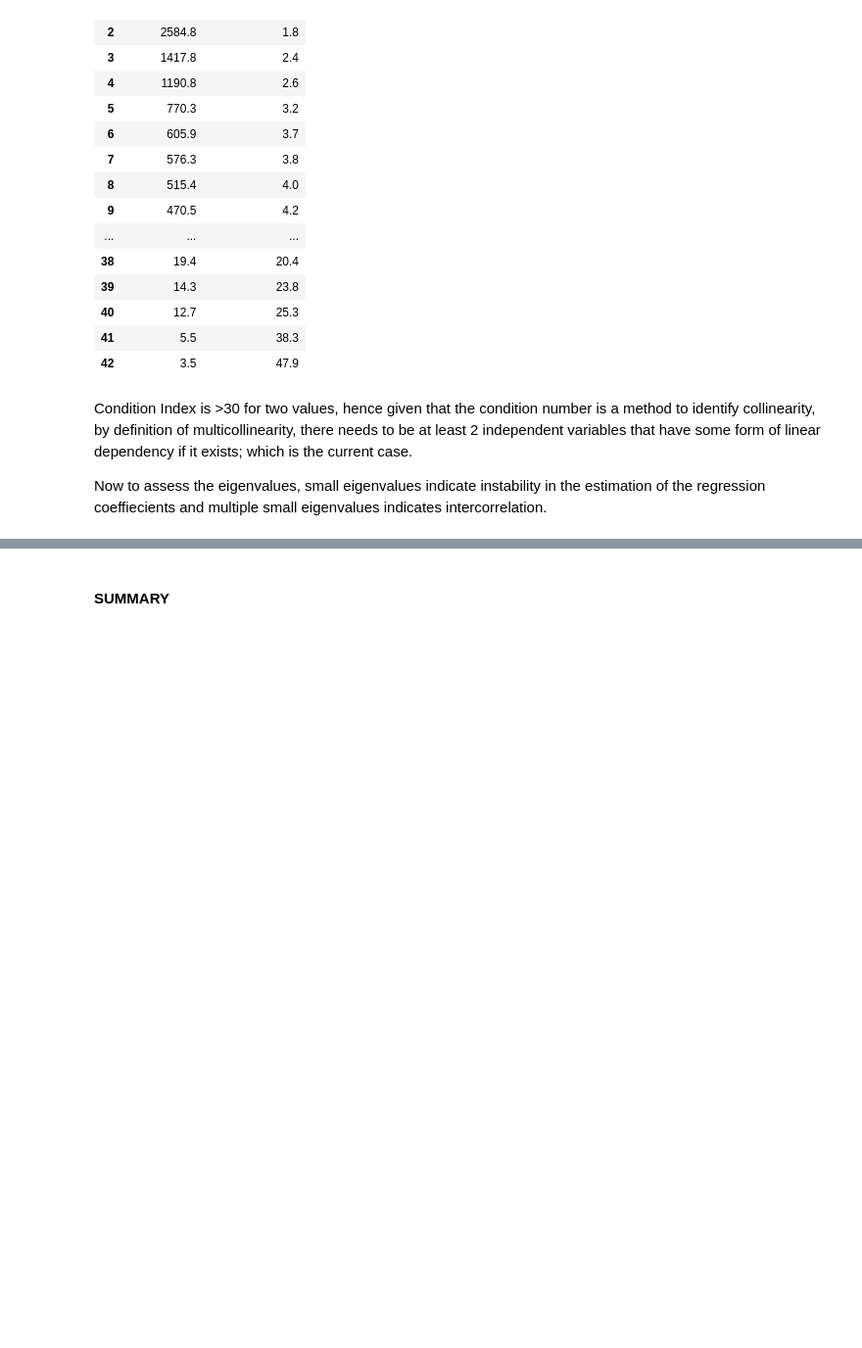
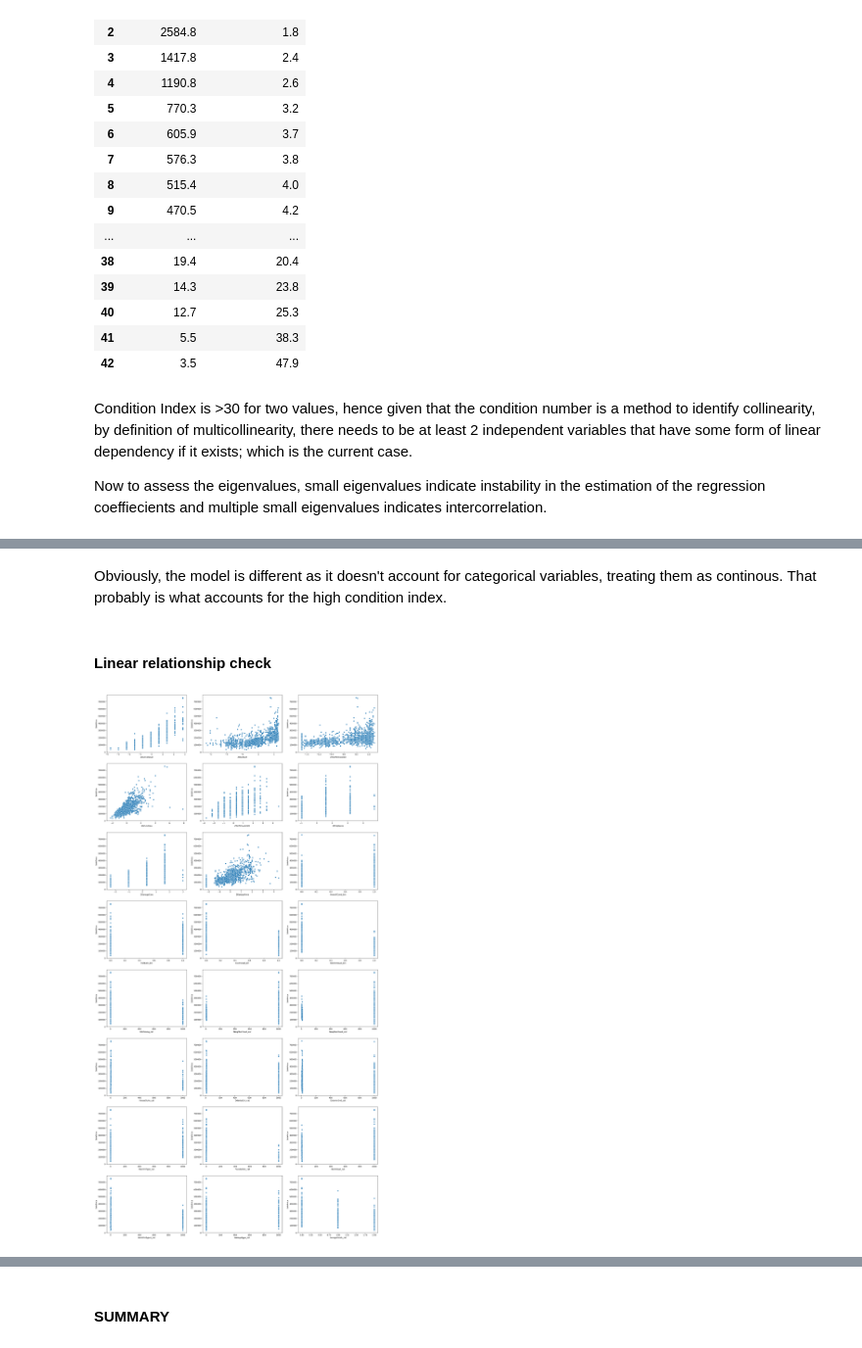
Before and after one commit to patrycja-naumczyk/Kaggle_housePrice, a Jupyter notebook: ML_reg.ipynb, the cells around one changed output, grey strips where cells are left out. Shown at 98% size. Cells and saved outputs as stored; diff of their text form; code cells hidden in the pictures; blank space fills up the shorter version.

Commit message:
Alternative model assumptions check

```diff
--- a/ML_reg.ipynb
+++ b/ML_reg.ipynb
@@ -485,0 +490,19 @@ Now to assess the eigenvalues, small eigenvalues indicate instability in the est
+# %%
+# Split the columns into y and X
+y = df_general_check['SalePrice']
+X = df_general_check[['ZOverallQual', 'ZYearBuilt', 'ZYearRemodAdd', 'ZGrLivArea', 'ZTotRmsAbvGrd', \
+                      'ZFireplaces', 'ZGarageCars', 'ZGarageArea', 'OverallCond_bin', 'FullBath_bin', \
+                      'ExterQual_bin', 'KitchenQual_bin', 'MSZoning_cat', 'Neighborhood_cat',
+                      'Neighborhood_cat', 'HouseStyle_cat', 'Exterior1st_cat', 'Exterior2nd_cat', \
+                      'MasVnrType_cat', 'Foundation_cat', 'BsmtQual_cat', 'BsmtFinType1_cat', 'GarageType_cat',\
+                      'GarageFinish_cat']]
+
+# Define the modell
+X = sm.add_constant(X)
+model = sm.OLS(y, X)
+
+# Fit the model
+result = model.fit()
+
+# Print the model summary
+result.summary()
@@ -485,0 +544,19 @@ Now to assess the eigenvalues, small eigenvalues indicate instability in the est
+# %% [markdown]
+Obviously, the model is different as it doesn't account for categorical variables, treating them as continous. That probably is what accounts for the high condition index.
+# %% [markdown]
+#### Linear relationship check
+# %%
+# Create figure object with subplots
+fig, axes = plt.subplots(ncols=3, nrows=8, figsize=(25,50))
+
+# Loop through variables selected for the model and put each subplot on a matplotlib axis object
+for col, ax in zip(X.loc[:, X.columns != 'const'].columns, axes.ravel()):
+#    print(col, ' ', ax)
+
+    # Plots the pairplot
+    sns.scatterplot(data=df_general_check, x=col, y='SalePrice', ax=ax)
+    #sns.pairplot(df_general_check, plot_kws={"s": 50, "alpha": 0.2}, height=5, x_vars=col, y_vars='SalePrice', ax=ax)
+
+plt.show()
+# %% [output]
+[figure, added]
```
Also changed, not shown: parts of 22 cells of this notebook.
